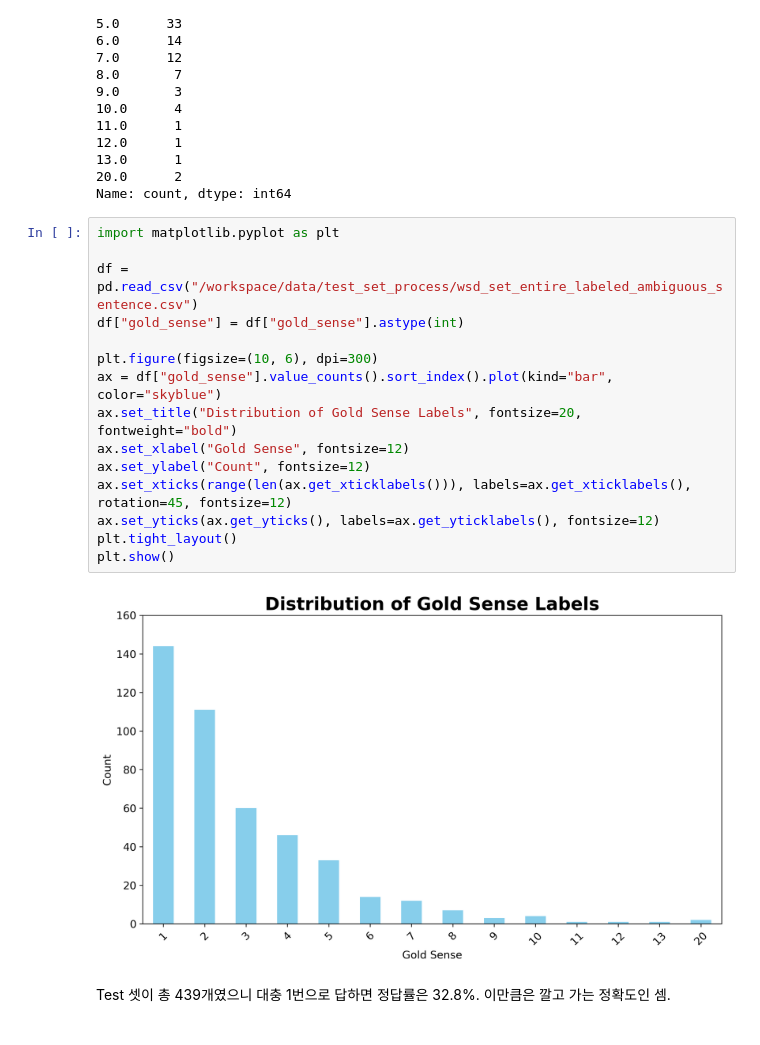
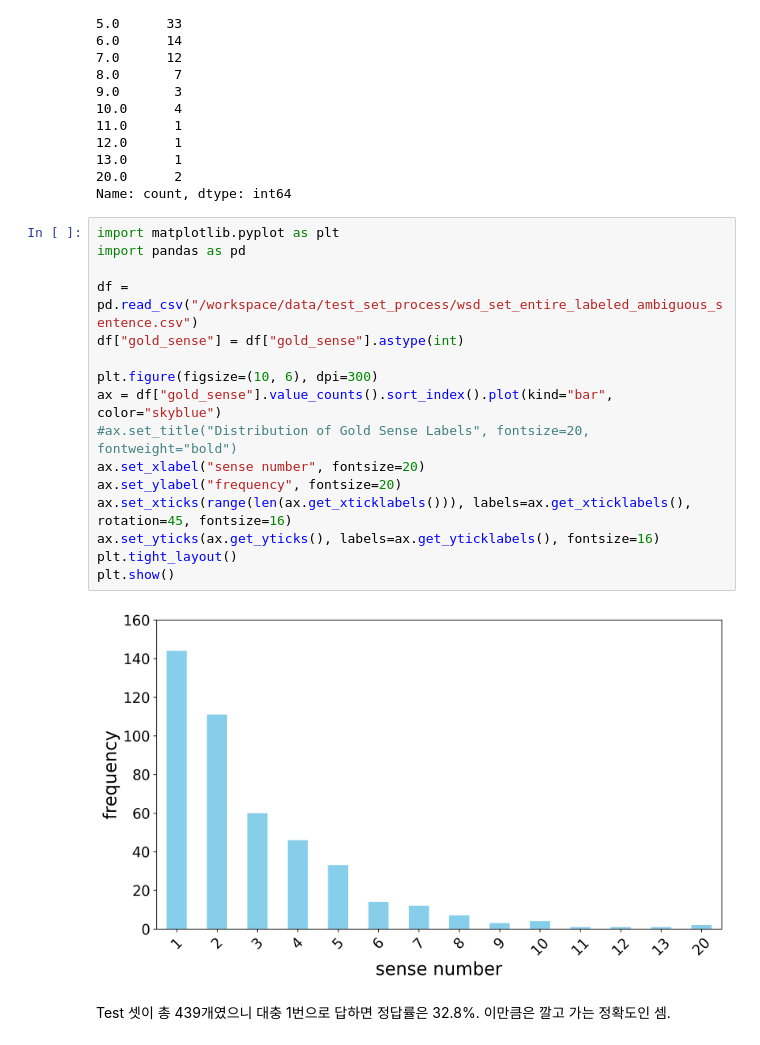
Before and after one commit to BlessingDev/Word-Sense-Disambiguation-with-Visual-Context, a Jupyter notebook: documents/analysis.ipynb, the cells around one changed output. Drawn from its saved outputs; the diff is of its cells as text.

```diff
--- a/documents/analysis.ipynb
+++ b/documents/analysis.ipynb
@@ -242,21 +243,22 @@ gold_sense
 Name: count, dtype: int64
 # %%
 import matplotlib.pyplot as plt
+import pandas as pd
 
 df = pd.read_csv("/workspace/data/test_set_process/wsd_set_entire_labeled_ambiguous_sentence.csv")
 df["gold_sense"] = df["gold_sense"].astype(int)
 
 plt.figure(figsize=(10, 6), dpi=300)
 ax = df["gold_sense"].value_counts().sort_index().plot(kind="bar", color="skyblue")
-ax.set_title("Distribution of Gold Sense Labels", fontsize=20, fontweight="bold")
-ax.set_xlabel("Gold Sense", fontsize=12)
-ax.set_ylabel("Count", fontsize=12)
-ax.set_xticks(range(len(ax.get_xticklabels())), labels=ax.get_xticklabels(), rotation=45, fontsize=12)
-ax.set_yticks(ax.get_yticks(), labels=ax.get_yticklabels(), fontsize=12)
+#ax.set_title("Distribution of Gold Sense Labels", fontsize=20, fontweight="bold")
+ax.set_xlabel("sense number", fontsize=20)
+ax.set_ylabel("frequency", fontsize=20)
+ax.set_xticks(range(len(ax.get_xticklabels())), labels=ax.get_xticklabels(), rotation=45, fontsize=16)
+ax.set_yticks(ax.get_yticks(), labels=ax.get_yticklabels(), fontsize=16)
 plt.tight_layout()
 plt.show()
 # %% [output]
-[figure, old version]
+[figure, new version]
 # %% [markdown]
 Test 셋이 총 439개였으니 대충 1번으로 답하면 정답률은 32.8%. 이만큼은 깔고 가는 정확도인 셈.
 # %%
```
Also changed, not shown: parts of 5 cells of this notebook, 41 other files.
